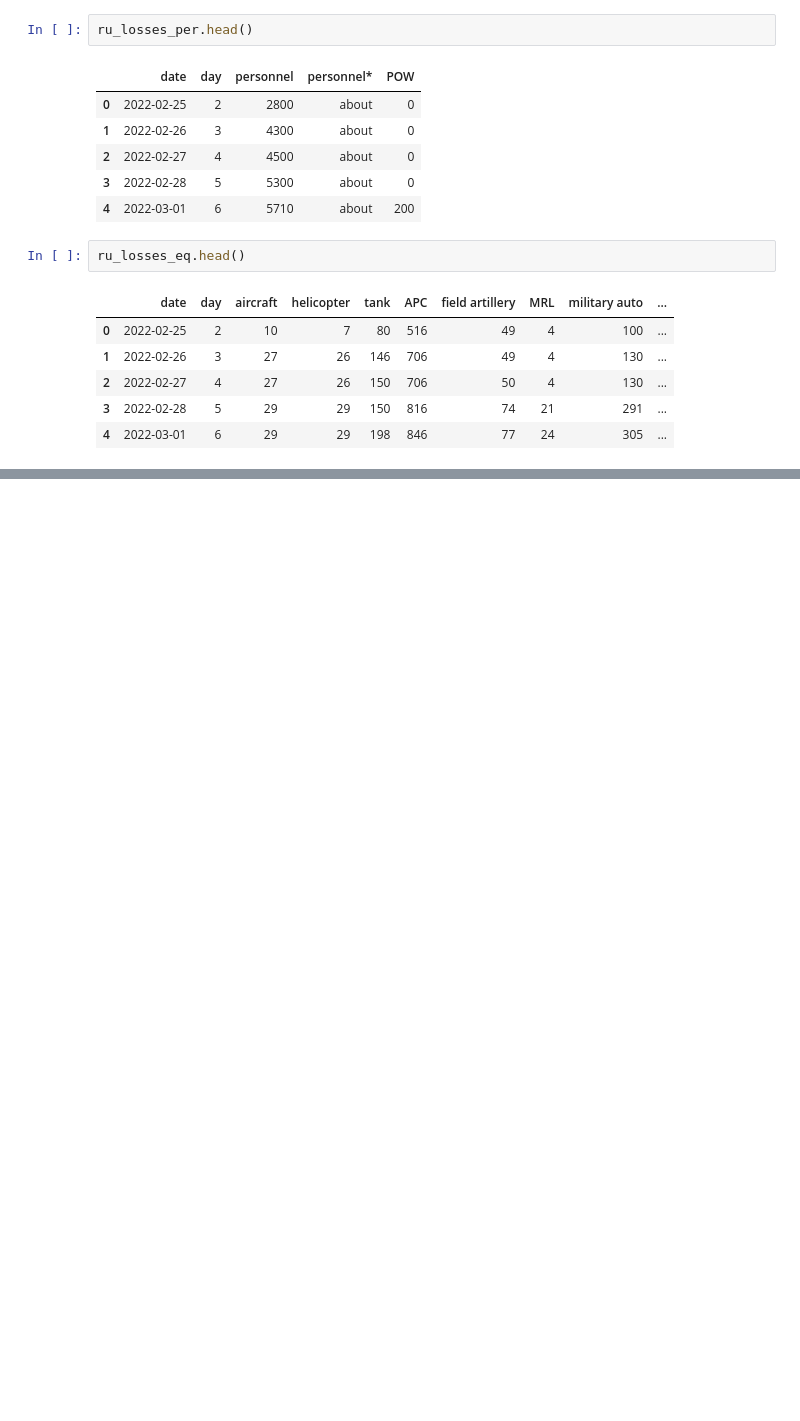
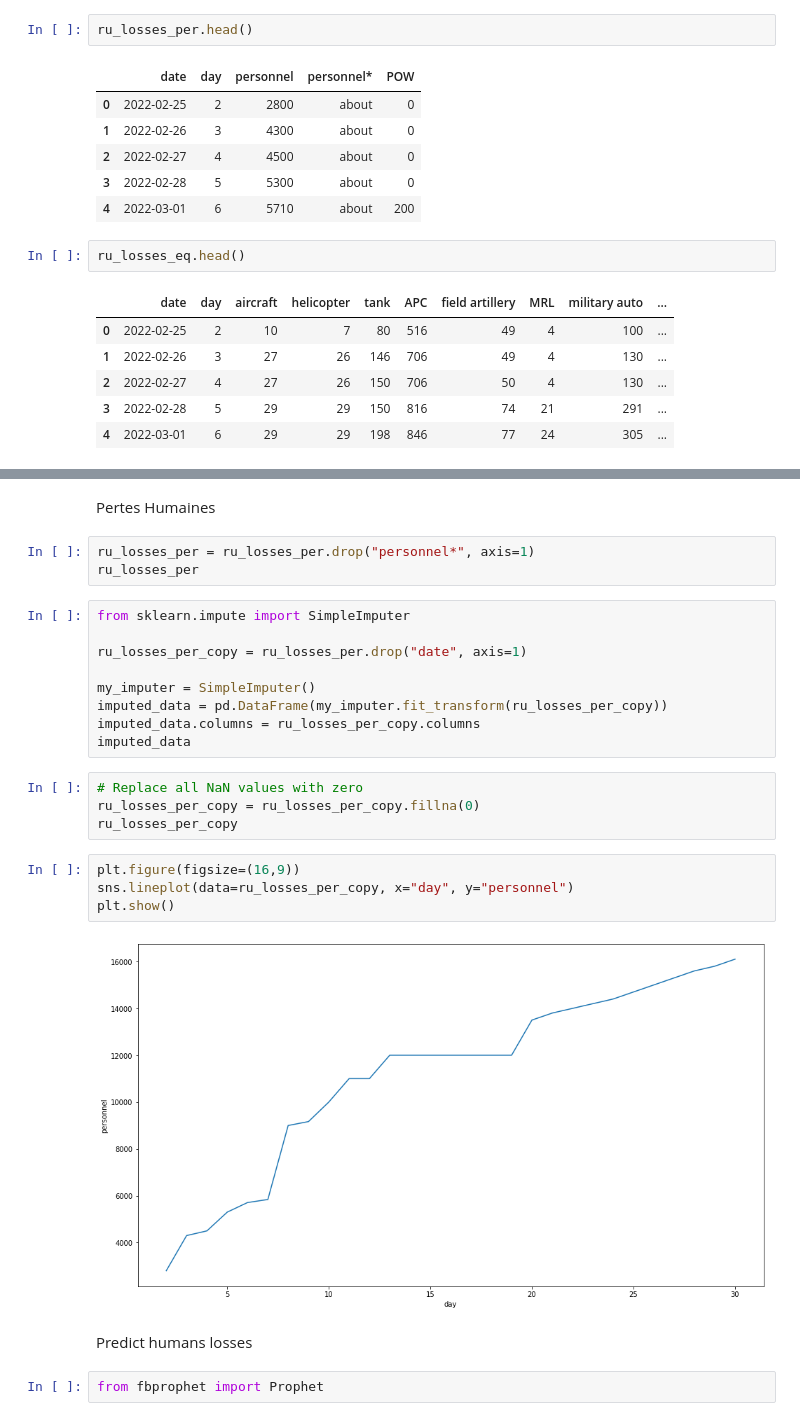
Before and after one commit to choarauc/prophet, a Jupyter notebook: perte_russe.ipynb, the cells around one changed output, grey strips where cells are left out. Drawn from its saved outputs; the diff is of its cells as text; blank space fills up the shorter version.

```diff
--- a/perte_russe.ipynb
+++ b/perte_russe.ipynb
@@ -121,3 +123,31 @@ fig.update_layout(legend_orientation="h",
 fig.show()
 # %% [output]
 [interactive output not drawn]
+# %% [markdown]
+Pertes Humaines
+# %%
+ru_losses_per = ru_losses_per.drop("personnel*", axis=1)
+ru_losses_per
+# %%
+from sklearn.impute import SimpleImputer
+
+ru_losses_per_copy = ru_losses_per.drop("date", axis=1)
+
+my_imputer = SimpleImputer()
+imputed_data = pd.DataFrame(my_imputer.fit_transform(ru_losses_per_copy))
+imputed_data.columns = ru_losses_per_copy.columns
+imputed_data
+# %%
+# Replace all NaN values with zero
+ru_losses_per_copy = ru_losses_per_copy.fillna(0)
+ru_losses_per_copy
+# %%
+plt.figure(figsize=(16,9))
+sns.lineplot(data=ru_losses_per_copy, x="day", y="personnel")
+plt.show()
+# %% [output]
+[figure, added]
+# %% [markdown]
+Predict humans losses
+# %%
+from fbprophet import Prophet
```
Also changed, not shown: parts of 8 cells of this notebook.
